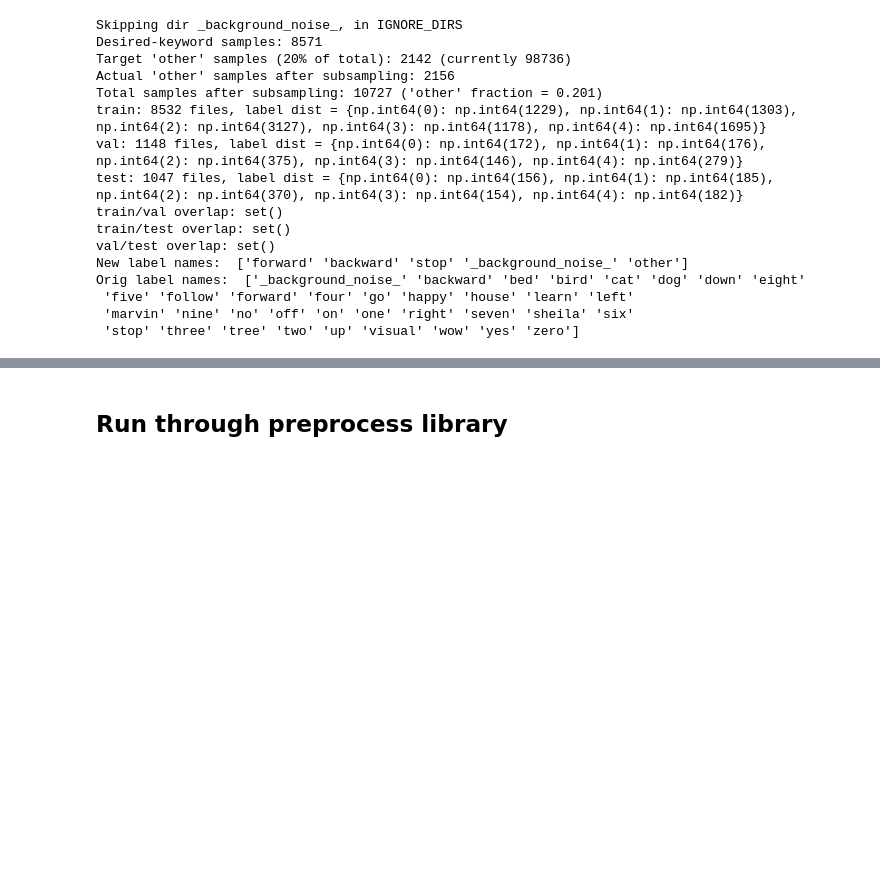
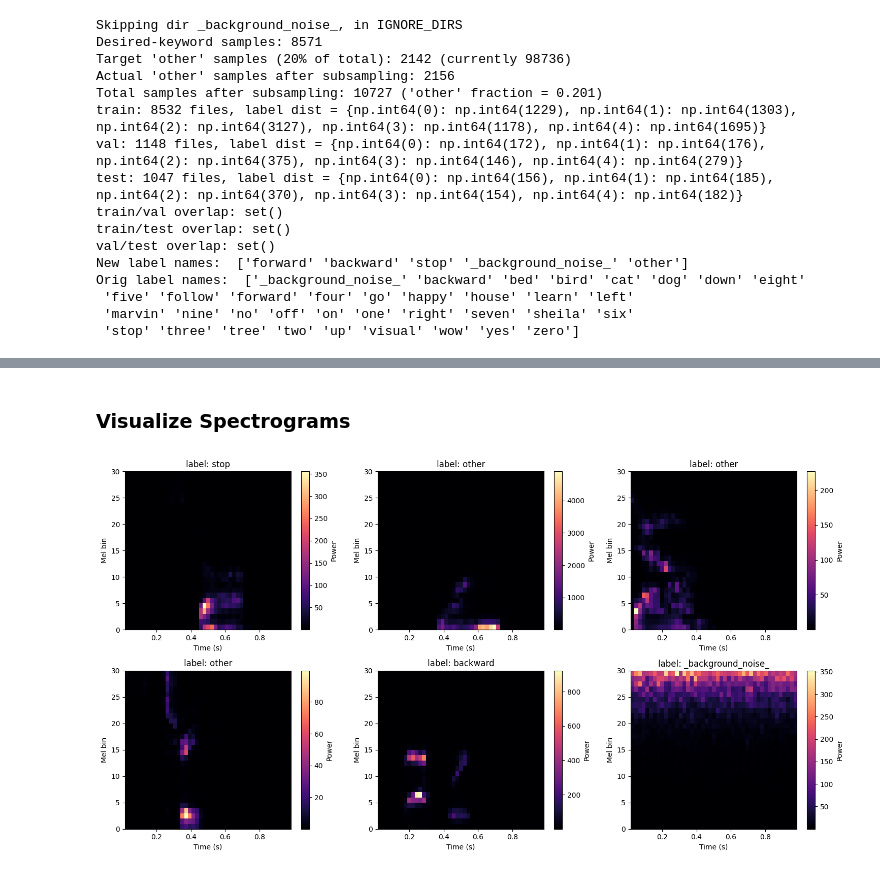
Before and after one commit to Rich143/KeywordSpottingFW, a Jupyter notebook: HostSW/TrainModel.ipynb, the cells around one changed output, grey strips where cells are left out. Cells and saved outputs as stored; diff of their text form; code cells hidden in the pictures; blank space fills up the shorter version.

```diff
--- a/HostSW/TrainModel.ipynb
+++ b/HostSW/TrainModel.ipynb
@@ -672,2 +782,39 @@ I0000 00:00:1788449490.081939 88062021 pluggable_device_factory.cc:271] Created
 # %% [markdown]
-## Run through preprocess library
+### Visualize Spectrograms
+# %%
+def visualize_dataset_samples(dataset, n_samples=6, label_names=None, seed=None):
+    """
+    dataset: unbatched tf.data.Dataset yielding (spectrogram, label) pairs,
+    as returned by build_spectrogram_dataset(). Call this BEFORE .batch().
+    """
+    # Shuffle with a buffer covering the full dataset so `take` isn't biased
+    # toward whatever ordering the dataset happens to be in (e.g. all
+    # background noise first). Since your dataset is small (~10k clips),
+    # a full-size buffer is cheap.
+    cardinality = dataset.cardinality().numpy()
+    buffer_size = cardinality if cardinality > 0 else 10000  # fallback if unknown
+    shuffled = dataset.shuffle(buffer_size, seed=seed)
+
+    samples = list(shuffled.take(n_samples).as_numpy_iterator())
+
+    n = len(samples)
+    ncols = min(n, 3)
+    nrows = (n + ncols - 1) // ncols
+    fig, axes = plt.subplots(nrows, ncols, figsize=(5 * ncols, 4 * nrows))
+    axes = np.array(axes).reshape(-1)
+
+    for ax, (spec, label) in zip(axes, samples):
+        label_str = label_names[label] if label_names is not None else str(label)
+        plot_spectrogram(spec, title=f"label: {label_str}", ax=ax)
+
+    for ax in axes[len(samples):]:
+        ax.axis("off")
+
+    plt.tight_layout()
+    plt.show()
+
+
+# Usage:
+visualize_dataset_samples(train_ds, n_samples=6, label_names=label_names, seed=42)
+# %% [output]
+[figure, added]
```
Also changed, not shown: parts of 6 cells of this notebook, 5 other files.
